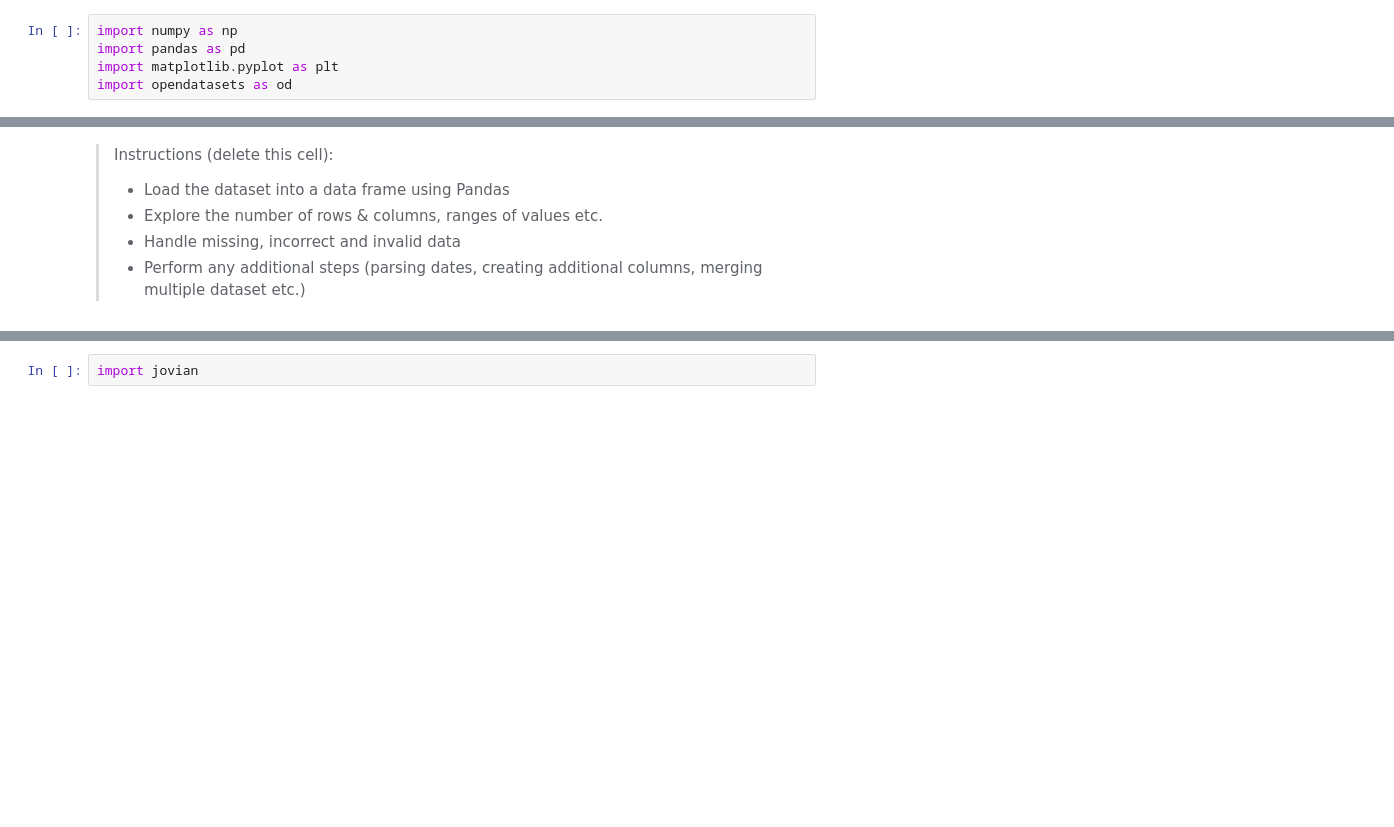
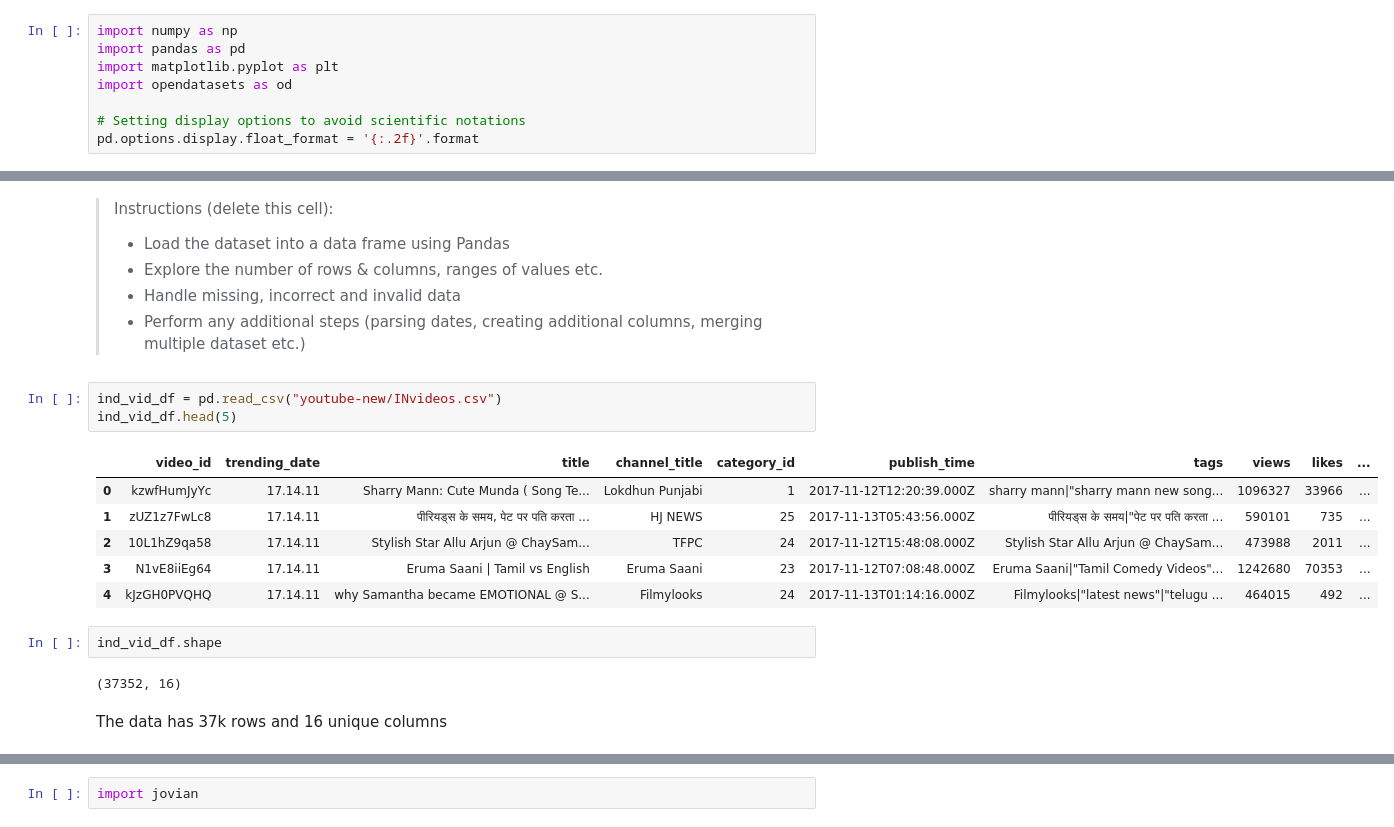
Before and after one commit to Soham2402/EDA, a Jupyter notebook: zerotopandas-course-project-starter/zerotopandas-course-project.ipynb, the cells around one changed output, grey strips where cells are left out. Drawn from its saved outputs; the diff is of its cells as text; blank space fills up the shorter version.

```diff
--- a/zerotopandas-course-project-starter/zerotopandas-course-project.ipynb
+++ b/zerotopandas-course-project-starter/zerotopandas-course-project.ipynb
@@ -124,6 +126,9 @@ import numpy as np
 import pandas as pd
 import matplotlib.pyplot as plt
 import opendatasets as od
+
+# Setting display options to avoid scientific notations
+pd.options.display.float_format = '{:.2f}'.format
 # %% [markdown]
 ## Downloading the Dataset
 
@@ -177,3 +175,19 @@ jovian.commit(project=project_name)
 > - Explore the number of rows & columns, ranges of values etc.
 > - Handle missing, incorrect and invalid data
 > - Perform any additional steps (parsing dates, creating additional columns, merging multiple dataset etc.)
+# %%
+ind_vid_df = pd.read_csv("youtube-new/INvideos.csv")
+ind_vid_df.head(5)
+# %% [output]
+|  | video_id | trending_date | title | channel_title | category_id | publish_time | tags | views | likes | ... |
+| 0 | kzwfHumJyYc | 17.14.11 | Sharry Mann: Cute Munda ( Song Te... | Lokdhun Punjabi | 1 | 2017-11-12T12:20:39.000Z | sharry mann|"sharry mann new song... | 1096327 | 33966 | ... |
+| 1 | zUZ1z7FwLc8 | 17.14.11 | पीरियड्स के समय, पेट पर पति करता ... | HJ NEWS | 25 | 2017-11-13T05:43:56.000Z | पीरियड्स के समय|"पेट पर पति करता ... | 590101 | 735 | ... |
+| 2 | 10L1hZ9qa58 | 17.14.11 | Stylish Star Allu Arjun @ ChaySam... | TFPC | 24 | 2017-11-12T15:48:08.000Z | Stylish Star Allu Arjun @ ChaySam... | 473988 | 2011 | ... |
+| 3 | N1vE8iiEg64 | 17.14.11 | Eruma Saani | Tamil vs English | Eruma Saani | 23 | 2017-11-12T07:08:48.000Z | Eruma Saani|"Tamil Comedy Videos"... | 1242680 | 70353 | ... |
+| 4 | kJzGH0PVQHQ | 17.14.11 | why Samantha became EMOTIONAL @ S... | Filmylooks | 24 | 2017-11-13T01:14:16.000Z | Filmylooks|"latest news"|"telugu ... | 464015 | 492 | ... |
+# %%
+ind_vid_df.shape
+# %% [output]
+(37352, 16)
+# %% [markdown]
+The data has 37k rows and 16 unique columns
```
Also changed, not shown: parts of 18 cells of this notebook, 5 other files.
